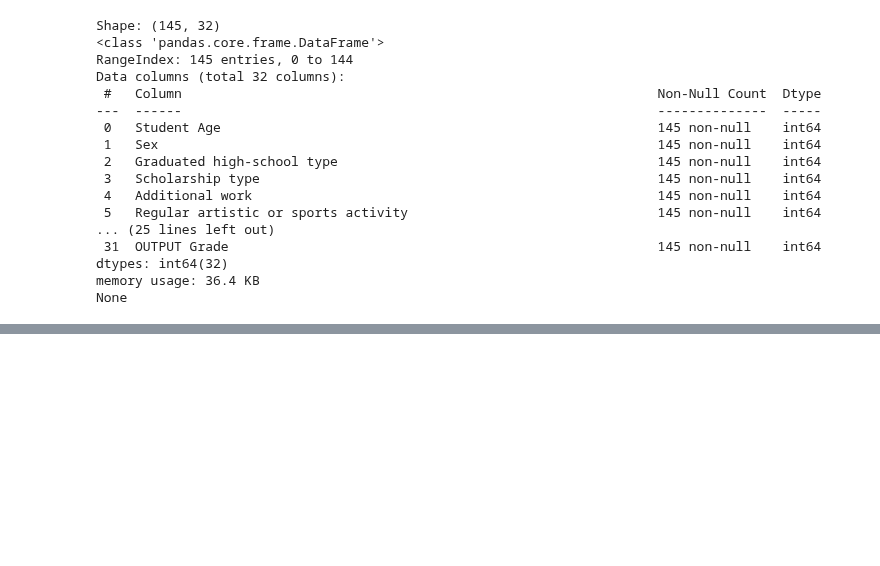
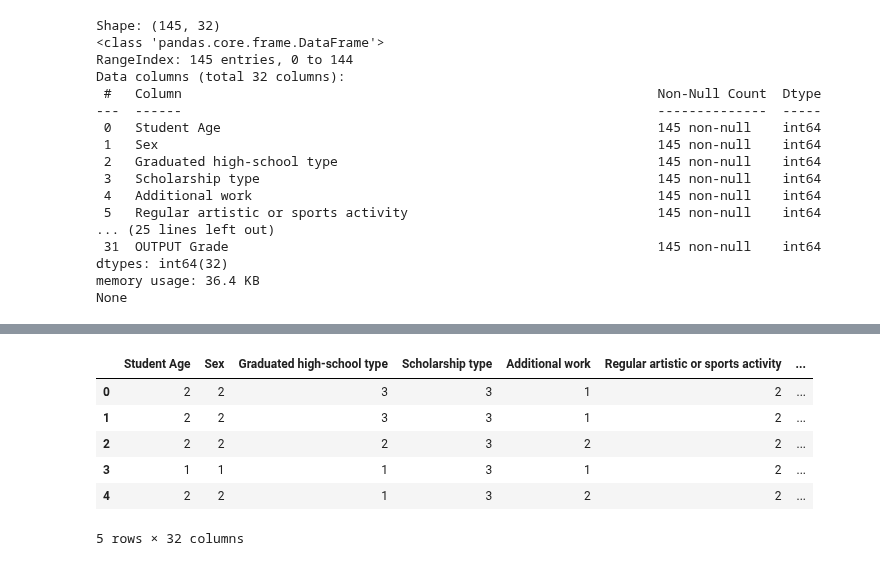
Before and after one commit to Jairik/Data-Science-Fundementals, a Jupyter notebook: Profiling-Academic-Trajectories/project-2-JJ-McCauley.ipynb, the cells around one changed output, grey strips where cells are left out. Cells and saved outputs as stored; diff of their text form; code cells hidden in the pictures; blank space fills up the shorter version.

```diff
--- a/Profiling-Academic-Trajectories/project-2-JJ-McCauley.ipynb
+++ b/Profiling-Academic-Trajectories/project-2-JJ-McCauley.ipynb
@@ -138,0 +204,10 @@ As we can see from the info description (and dataset documentation), almost all
+# %%
+hesp_df_raw.head()  # Display the first 5 rows of the dataframe
+# %% [output]
+|  | Student Age | Sex | Graduated high-school type | Scholarship type | Additional work | Regular artistic or sports activity | ... |
+| 0 | 2 | 2 | 3 | 3 | 1 | 2 | ... |
+| 1 | 2 | 2 | 3 | 3 | 1 | 2 | ... |
+| 2 | 2 | 2 | 2 | 3 | 2 | 2 | ... |
+| 3 | 1 | 1 | 1 | 3 | 1 | 2 | ... |
+| 4 | 2 | 2 | 1 | 3 | 2 | 2 | ... |
+5 rows × 32 columns
```
Also changed, not shown: parts of 9 cells of this notebook.
